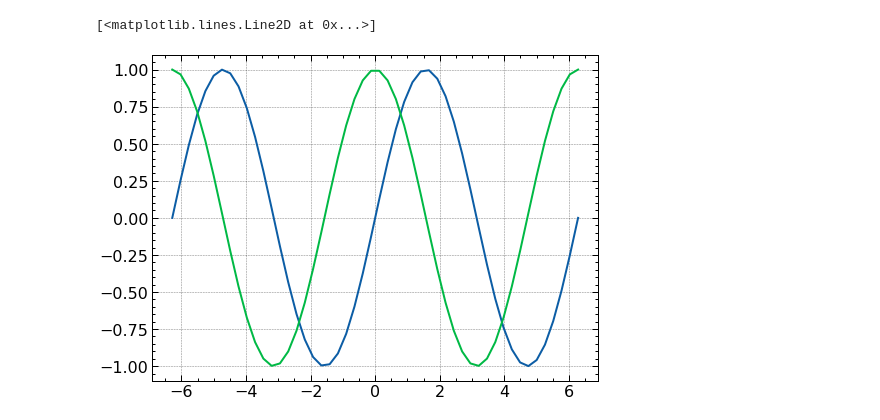
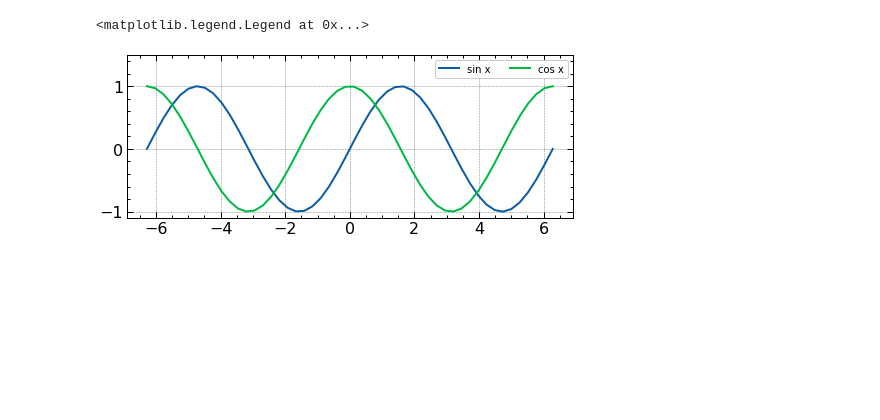
Before and after one commit to ymiseddy/random_notebooks, a Jupyter notebook: matplotlib_field_guide.ipynb, the cells around one changed output. Drawn from its saved outputs; the diff is of its cells as text; code cells hidden in the pictures; blank space fills up the shorter version.

```diff
--- a/matplotlib_field_guide.ipynb
+++ b/matplotlib_field_guide.ipynb
@@ -19,9 +21,12 @@ plt.plot(x, y)
-# %%
-x = np.linspace(-2*np.pi, 2*np.pi)
-y = np.sin(x)
-y2 = np.cos(x)
-plt.plot(x,y)
-plt.plot(x, y2)
-# %% [output]
-[<matplotlib.lines.Line2D at 0x...>]
-[figure, removed]
+# %%
+plt.figure(figsize=(8,3))
+x = np.linspace(-2*np.pi, 2*np.pi)
+y = np.sin(x)
+y2 = np.cos(x)
+plt.plot(x,y, label="sin x")
+plt.plot(x, y2, label="cos x")
+plt.ylim(top=1.5)
+plt.legend(loc="upper right", fontsize=10, ncol=2)
+# %% [output]
+<matplotlib.legend.Legend at 0x...>
+[figure, added]
```
Also changed, not shown: parts of 2 cells of this notebook.
